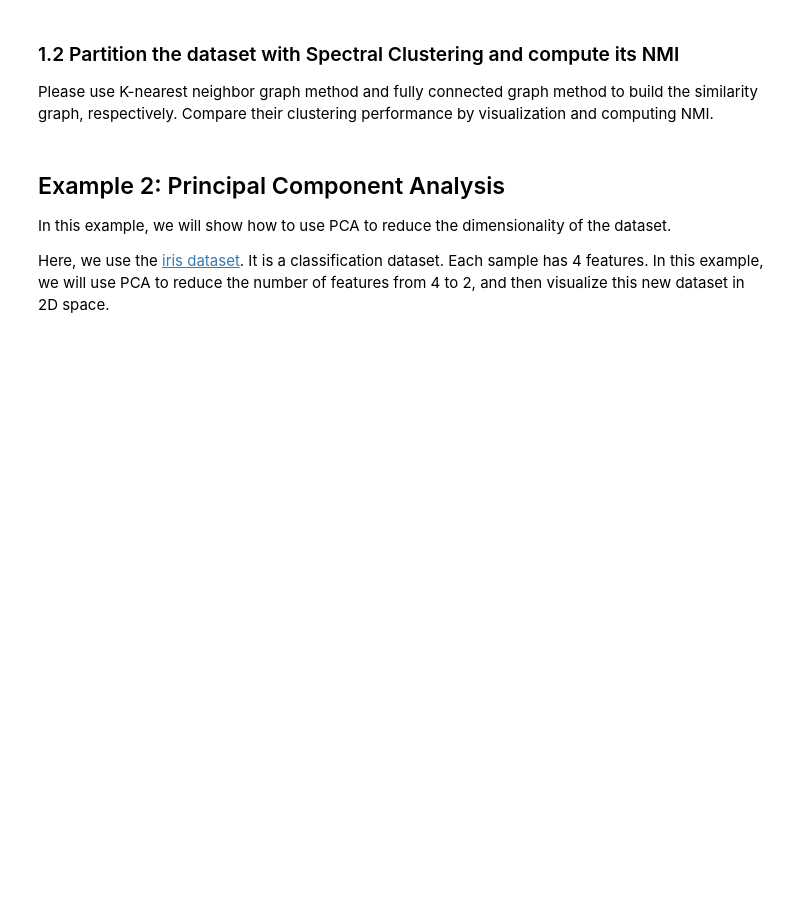
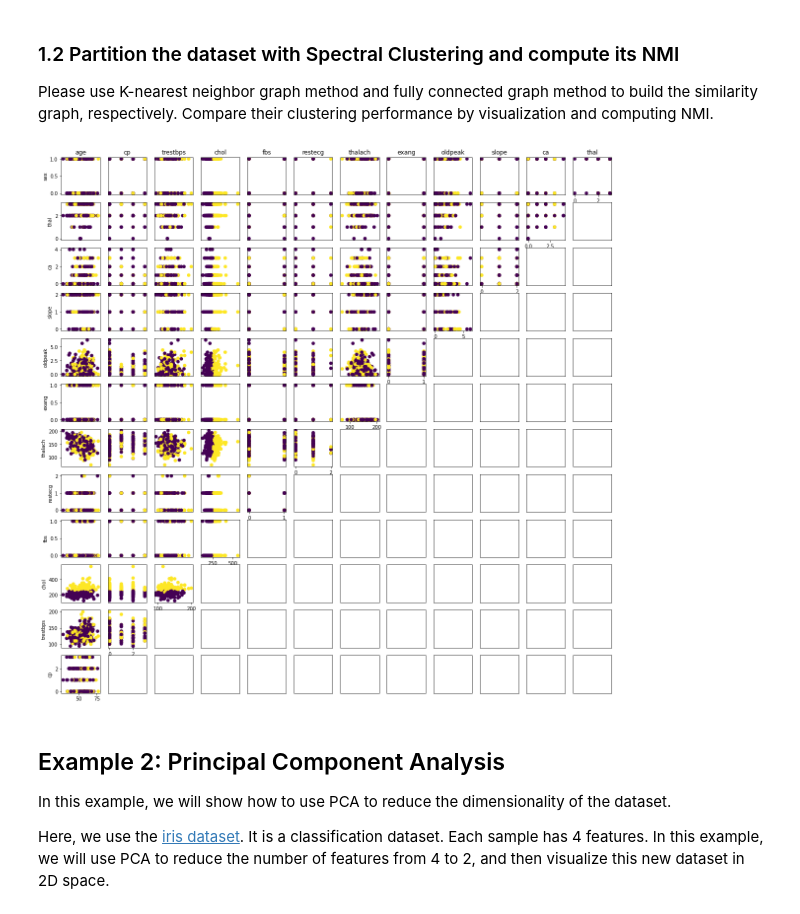
Before and after one commit to lduran2/CIS3715_DataScience_2022, a Jupyter notebook: Lab07/Lab07_DimensionalityReduction.ipynb, the cells around one changed output. Saved outputs shown, nothing was run; the diff lists cells and outputs as text; code cells hidden in the pictures; blank space fills up the shorter version.

Commit message:
[lab07] finding and plotting knn cluster

```diff
--- a/Lab07/Lab07_DimensionalityReduction.ipynb
+++ b/Lab07/Lab07_DimensionalityReduction.ipynb
@@ -578,3 +581,21 @@ Please use K-nearest neighbor graph method and fully connected graph method to b
+# %%
+# partition the dataset spectral clustering
+# first find number of clusters
+yset = np.unique(y)
+# using nearest_neighbors
+affinity=r'nearest_neighbors'
+cluster_sp_knn = SpectralClustering(
+    n_clusters=len(yset),
+    assign_labels=r'discretize',
+    affinity=affinity,
+    random_state=SEED
+).fit(Xdf)
+
+# plot the similarity graph with the labels from the Knn
+tablePlot(N_FEATS, Xdf, cluster_sp_knn.labels_)
+plt.show()
+# %% [output]
+[figure, added]
 # %% [markdown]
 ## Example 2: Principal Component Analysis
 
```
Also changed, not shown: parts of 3 cells of this notebook.
